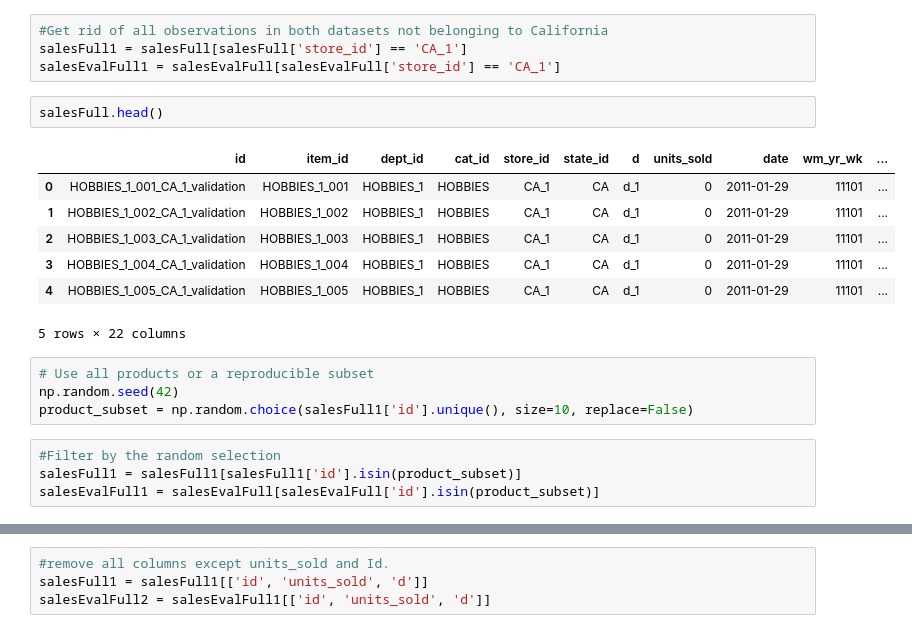
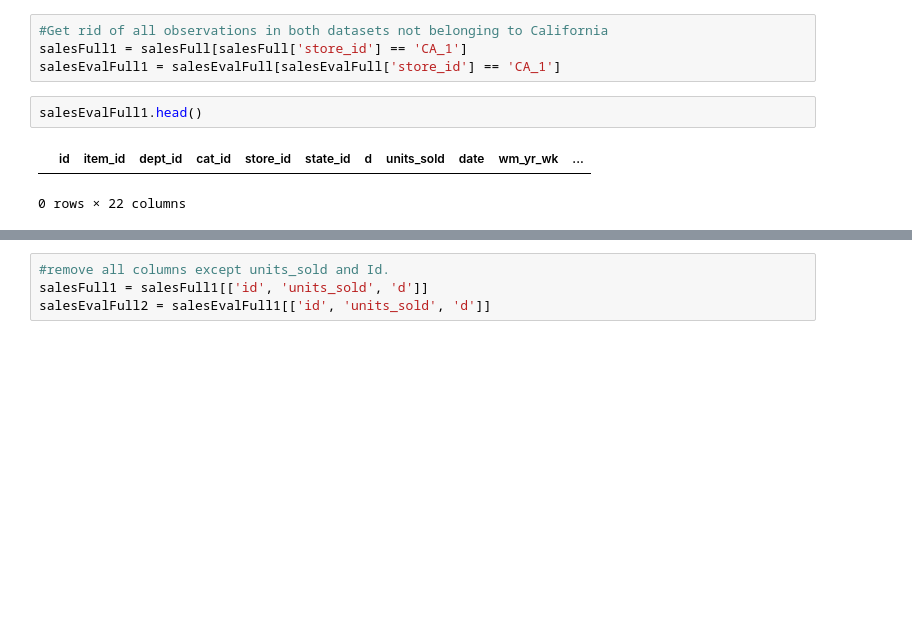
Before and after one commit to Legacy560/MTLSA25-Sales-Forecasting-Project, a Jupyter notebook: Cleaning and ARIMA/Sales_Forecasting_transformer.ipynb, the cells around one changed output, grey strips where cells are left out. Cells and saved outputs as stored; diff of their text form; blank space fills up the shorter version.

```diff
--- a/Cleaning and ARIMA/Sales_Forecasting_transformer.ipynb
+++ b/Cleaning and ARIMA/Sales_Forecasting_transformer.ipynb
@@ -839,20 +840,7 @@ I am going to use Arnab's code to create the dataset we want to work with.
 salesFull1 = salesFull[salesFull['store_id'] == 'CA_1']
 salesEvalFull1 = salesEvalFull[salesEvalFull['store_id'] == 'CA_1']
 # %%
-salesFull.head()
+salesEvalFull1.head()
 # %% [output]
 |  | id | item_id | dept_id | cat_id | store_id | state_id | d | units_sold | date | wm_yr_wk | ... |
-| 0 | HOBBIES_1_001_CA_1_validation | HOBBIES_1_001 | HOBBIES_1 | HOBBIES | CA_1 | CA | d_1 | 0 | 2011-01-29 | 11101 | ... |
-| 1 | HOBBIES_1_002_CA_1_validation | HOBBIES_1_002 | HOBBIES_1 | HOBBIES | CA_1 | CA | d_1 | 0 | 2011-01-29 | 11101 | ... |
-| 2 | HOBBIES_1_003_CA_1_validation | HOBBIES_1_003 | HOBBIES_1 | HOBBIES | CA_1 | CA | d_1 | 0 | 2011-01-29 | 11101 | ... |
-| 3 | HOBBIES_1_004_CA_1_validation | HOBBIES_1_004 | HOBBIES_1 | HOBBIES | CA_1 | CA | d_1 | 0 | 2011-01-29 | 11101 | ... |
-| 4 | HOBBIES_1_005_CA_1_validation | HOBBIES_1_005 | HOBBIES_1 | HOBBIES | CA_1 | CA | d_1 | 0 | 2011-01-29 | 11101 | ... |
-5 rows × 22 columns
+0 rows × 22 columns
-# %%
-# Use all products or a reproducible subset
-np.random.seed(42)
-product_subset = np.random.choice(salesFull1['id'].unique(), size=10, replace=False)
-# %%
-#Filter by the random selection
-salesFull1 = salesFull1[salesFull1['id'].isin(product_subset)]
-salesEvalFull1 = salesEvalFull[salesEvalFull['id'].isin(product_subset)]
```
Also changed, not shown: parts of 12 cells of this notebook.
